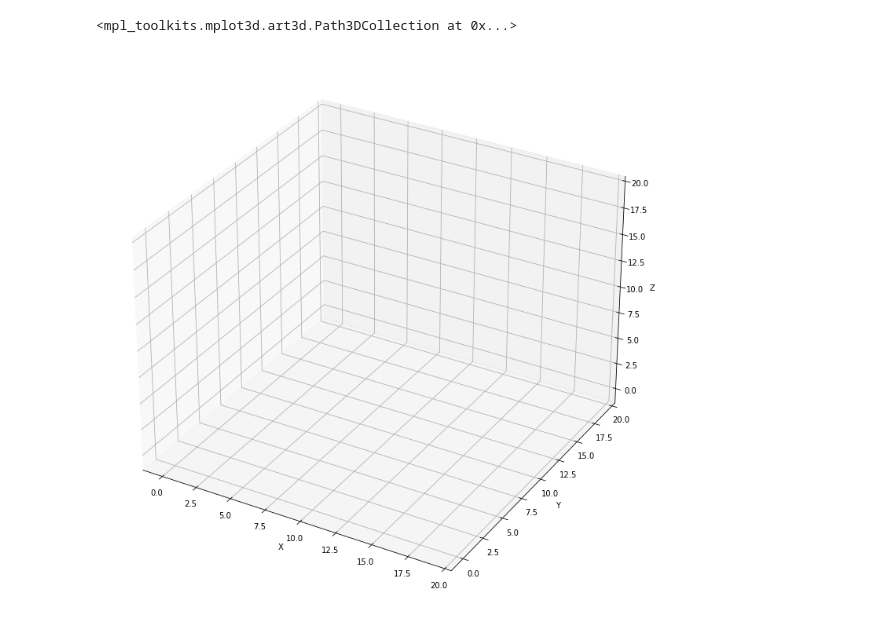
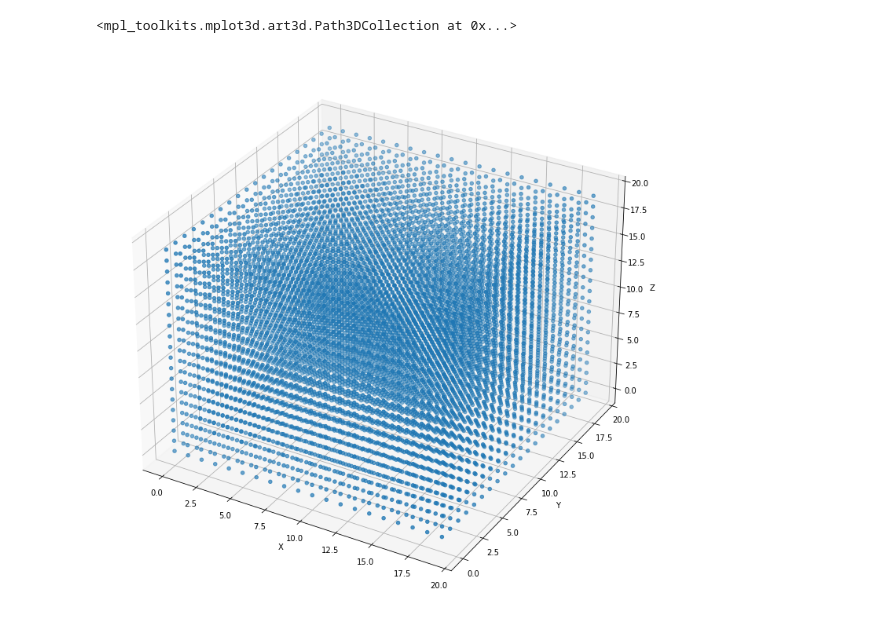
Before and after one commit to fancyzero/SphericalHarmonicNotebook, a Jupyter notebook: coneline.ipynb, the cells around one changed output. Saved outputs shown, nothing was run; the diff lists cells and outputs as text; code cells hidden in the pictures.

```diff
--- a/coneline.ipynb
+++ b/coneline.ipynb
@@ -12,34 +12,39 @@ fig,ax = plt.subplots(   subplot_kw=dict(projection='3d'))
 fig.set_size_inches((10,10))
 fig.tight_layout()
 ax.grid(True)
 ax.axis(True)
 
 N = 20
 ax.set_xlim3d(-1,N)
 ax.set_ylim3d(-1,N)
 ax.set_zlim3d(-1,N)
 ax.set_xlabel('X')
 ax.set_ylabel('Y')
 ax.set_zlabel('Z')
 
 xx=[]
 yy=[]
 zz=[]
 
+def LightIntensity(p):
+    i = 0
+    for x in range(6):
+        for y in range(6):
+            i += np.linalg.norm(p-np.array((x,y,0)))
+
 d = np.array((0,0,1))
 o = [10,10,0]
 for x in range(N):
     for y in range(N):
         for z in range(N):
             p = np.array((x,y,z))
-            u = p-o
 
-            ndotp = np.dot(dir, p)
-            if ( abs(ndotp - 13.6) <= 0.1 ):
+
+            if ( True ):
                 xx.append(x)
                 yy.append(y)
                 zz.append(z)
 ax.scatter(xx,yy,zz)
 # %% [output]
 <mpl_toolkits.mplot3d.art3d.Path3DCollection at 0x...>
-[figure, old version]
+[figure, new version]
```
Also changed, not shown: 2 other files.
